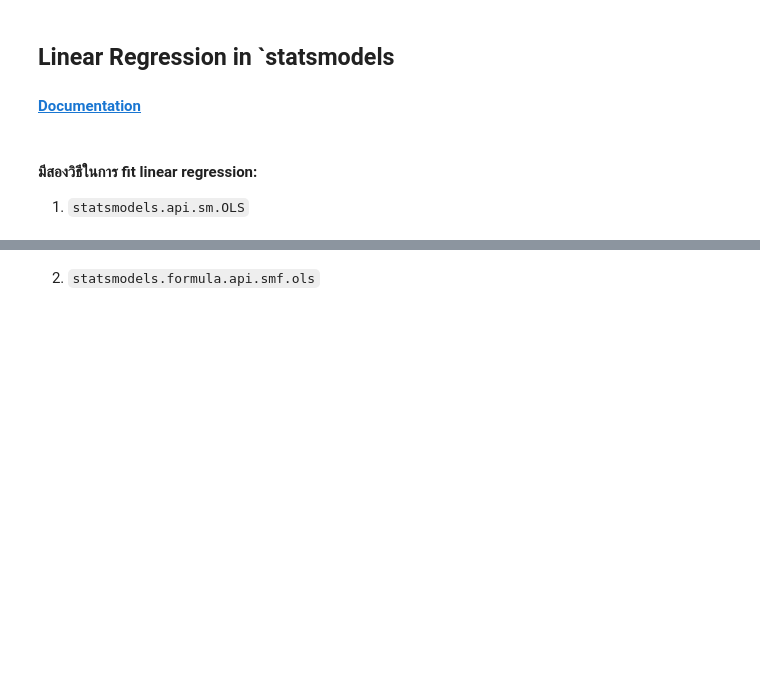
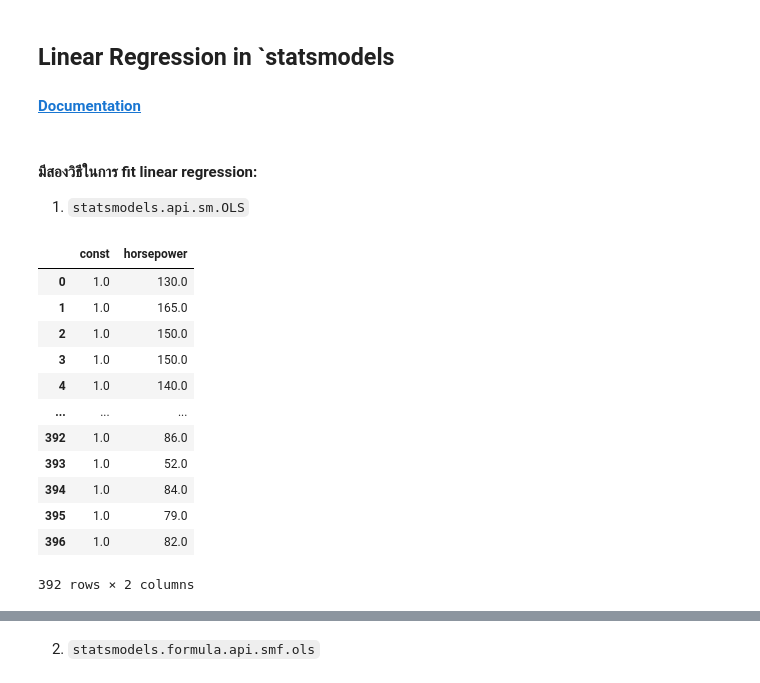
Before and after one commit to Pimwipha302004/Pimwipha-229352-StatisticalLeaening, a Jupyter notebook: 229351_LAB05.ipynb, the cells around one changed output, grey strips where cells are left out. Drawn from its saved outputs; the diff is of its cells as text; code cells hidden in the pictures; blank space fills up the shorter version.

```diff
--- a/229351_LAB05.ipynb
+++ b/229351_LAB05.ipynb
@@ -185,12 +278,26 @@ import statsmodels.api as sm
 # %%
 y = auto_df['mpg']
 X = auto_df['horsepower']
 
 # add bias constant;
 # without this the equation turns into y = βx
 X_one = sm.add_constant(X)
 
-X_one.head()
+X_one
+# %% [output]
+|  | const | horsepower |
+| 0 | 1.0 | 130.0 |
+| 1 | 1.0 | 165.0 |
+| 2 | 1.0 | 150.0 |
+| 3 | 1.0 | 150.0 |
+| 4 | 1.0 | 140.0 |
+| ... | ... | ... |
+| 392 | 1.0 | 86.0 |
+| 393 | 1.0 | 52.0 |
+| 394 | 1.0 | 84.0 |
+| 395 | 1.0 | 79.0 |
+| 396 | 1.0 | 82.0 |
+392 rows × 2 columns
 # %%
 # syntax is OLS(response, predictor)
 model1 = sm.OLS(y, X_one)
```
Also changed, not shown: parts of 24 cells of this notebook.
